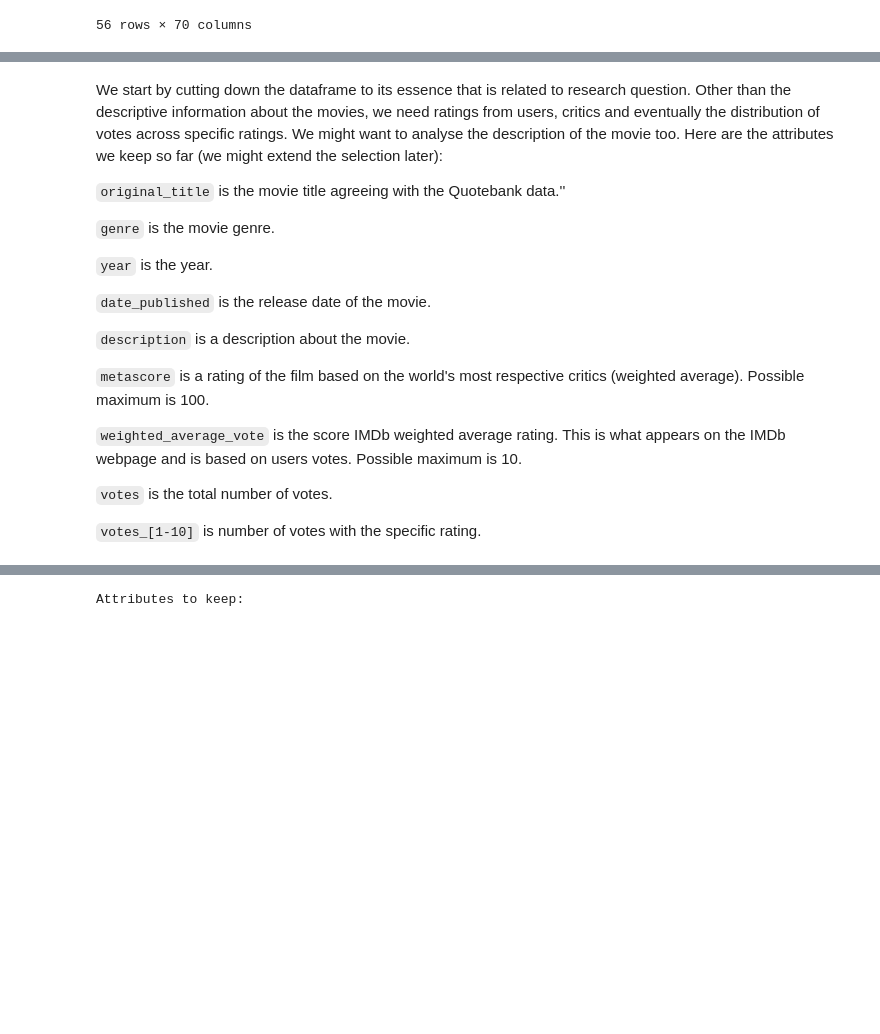
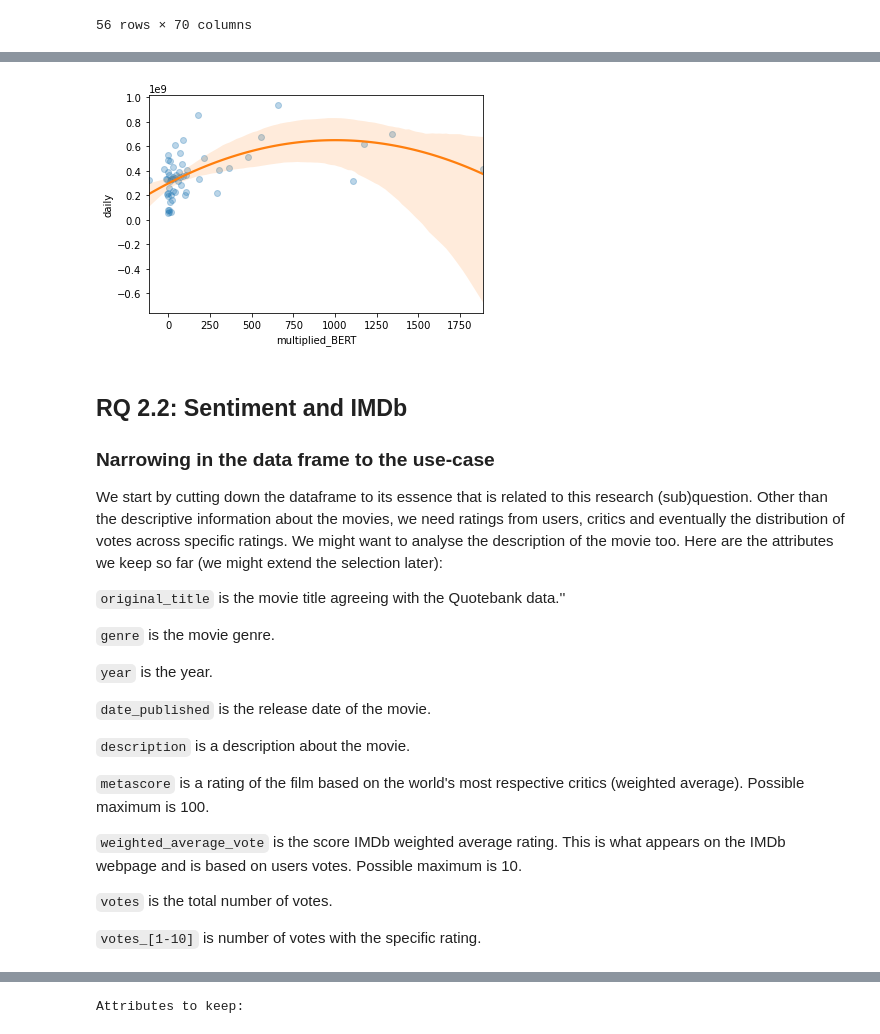
Before and after one commit to epfl-ada/ada-2021-project-f-jab, a Jupyter notebook: RQ2.ipynb, the cells around one changed output, grey strips where cells are left out. Saved outputs shown, nothing was run; the diff lists cells and outputs as text; code cells hidden in the pictures; blank space fills up the shorter version.

```diff
--- a/RQ2.ipynb
+++ b/RQ2.ipynb
@@ -163,0 +343,8 @@ df_imdb
+# %%
+sns.regplot(data=merged_df.groupby('movie').sum(), x='multiplied_BERT', y='daily',
+            line_kws = {'color': 'C1'},
+            scatter_kws = {'color': 'C0', 'alpha': 0.3},
+            order=2)
+plt.show()
+# %% [output]
+[figure, added]
@@ -164,5 +353,9 @@ df_imdb
 # %% [markdown]
-We start by cutting down the dataframe to its essence that is related to research question. Other than the descriptive information about the movies, we need ratings from users, critics and eventually the distribution of votes across specific ratings. We might want to analyse the description of the movie too. Here are the attributes we keep so far (we might extend the selection later):
+## RQ 2.2: Sentiment and IMDb
+
+### Narrowing in the data frame to the use-case
+
+We start by cutting down the dataframe to its essence that is related to this research (sub)question. Other than the descriptive information about the movies, we need ratings from users, critics and eventually the distribution of votes across specific ratings. We might want to analyse the description of the movie too. Here are the attributes we keep so far (we might extend the selection later):
 
 `original_title` is the movie title agreeing with the Quotebank data.''
 
```
Also changed, not shown: parts of 61 cells of this notebook.
